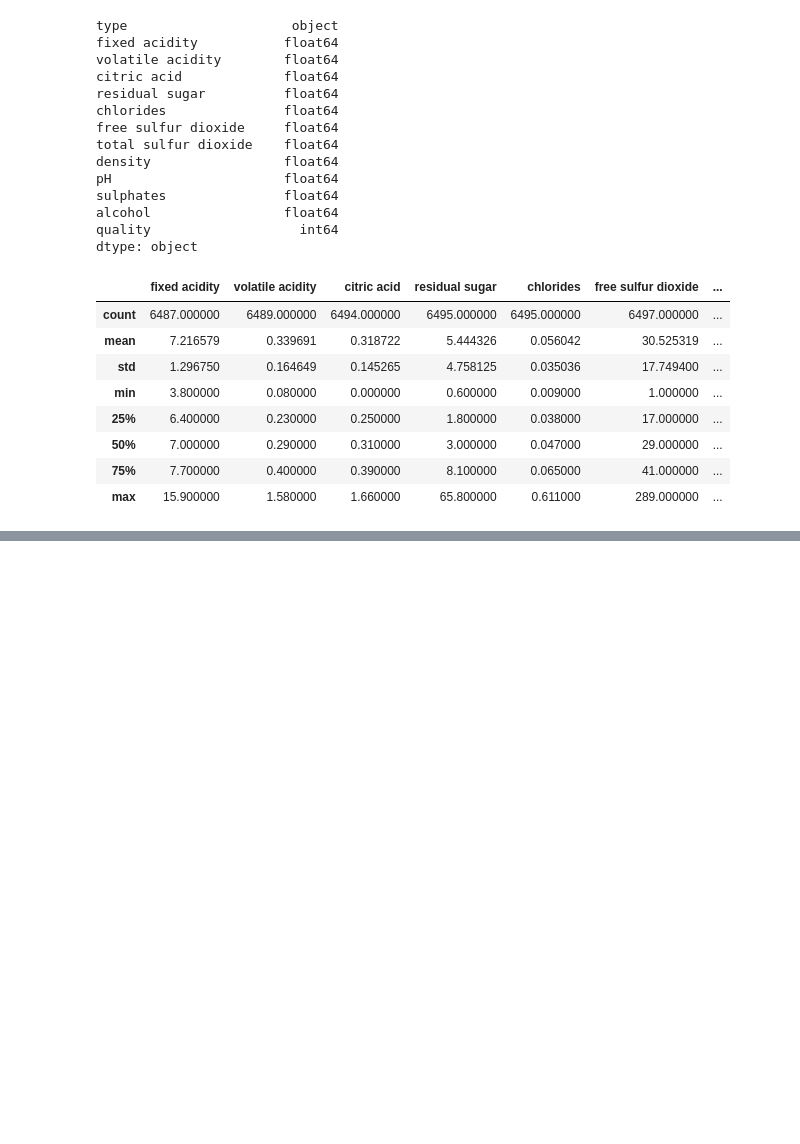
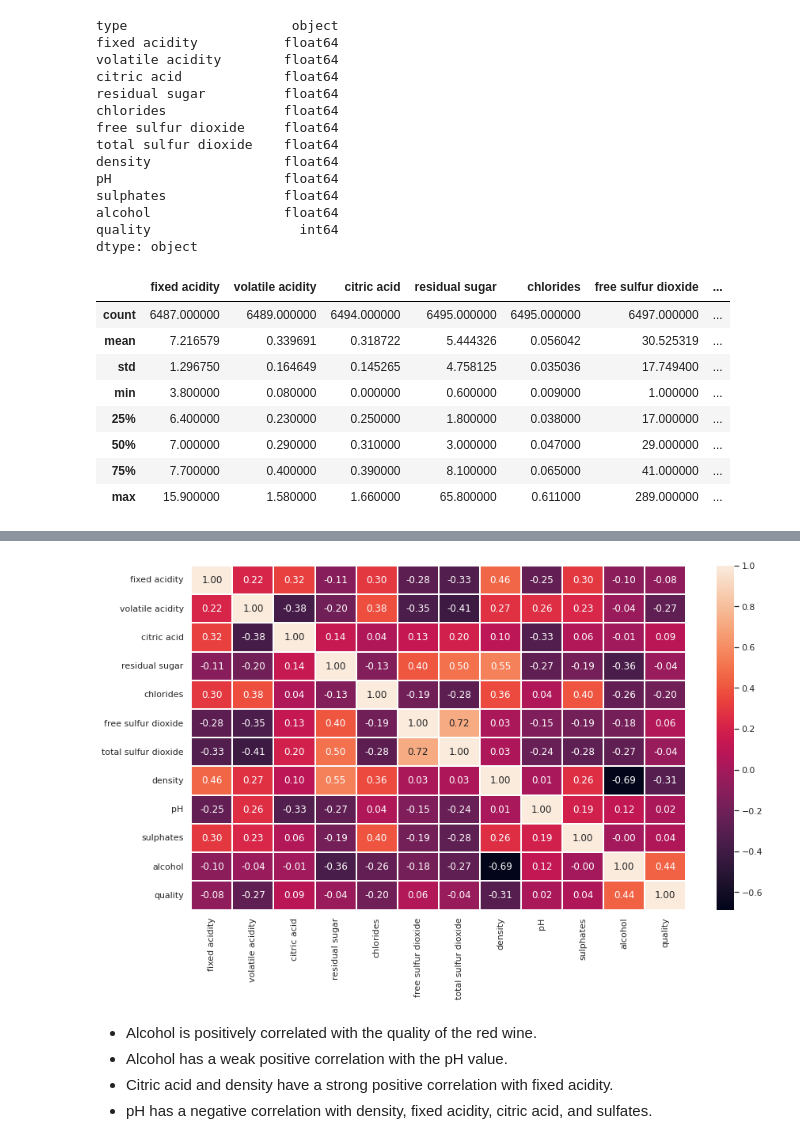
Before and after one commit to OSWA00/Wine-quality-predictor, a Jupyter notebook: notebooks/data_analysis.ipynb, the cells around one changed output, grey strips where cells are left out. Drawn from its saved outputs; the diff is of its cells as text; code cells hidden in the pictures; blank space fills up the shorter version.

```diff
--- a/notebooks/data_analysis.ipynb
+++ b/notebooks/data_analysis.ipynb
@@ -73,0 +134,10 @@ df_raw.describe()
+# %%
+sns.heatmap(df_raw.corr(), annot=True, fmt='.2f', linewidths=2)
+plt.show()
+# %% [output]
+[figure, added]
+# %% [markdown]
+- Alcohol is positively correlated with the quality of the red wine.
+- Alcohol has a weak positive correlation with the pH value.
+- Citric acid and density have a strong positive correlation with fixed acidity.
+- pH has a negative correlation with density, fixed acidity, citric acid, and sulfates.
```
Also changed, not shown: parts of 13 cells of this notebook.
